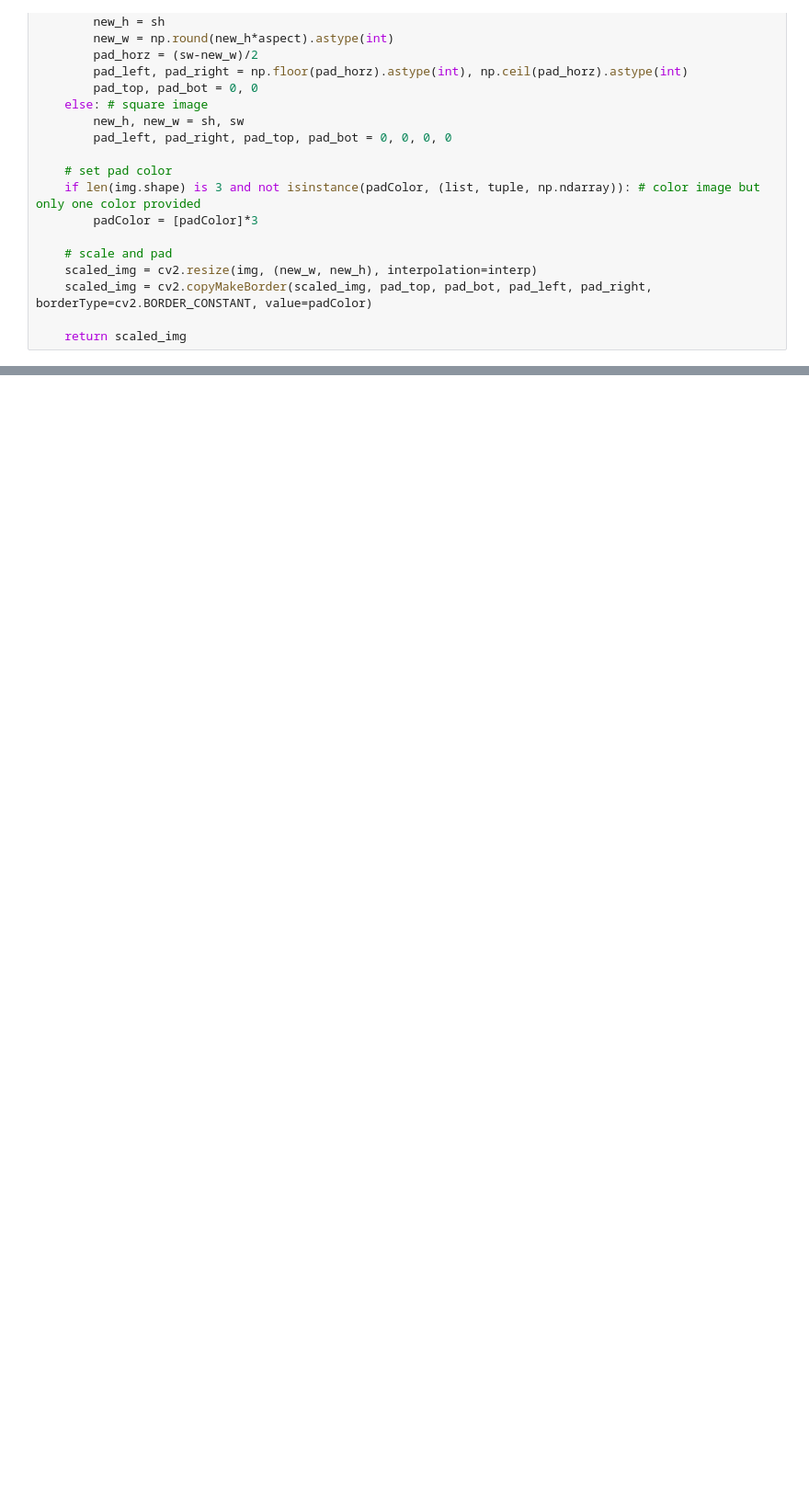
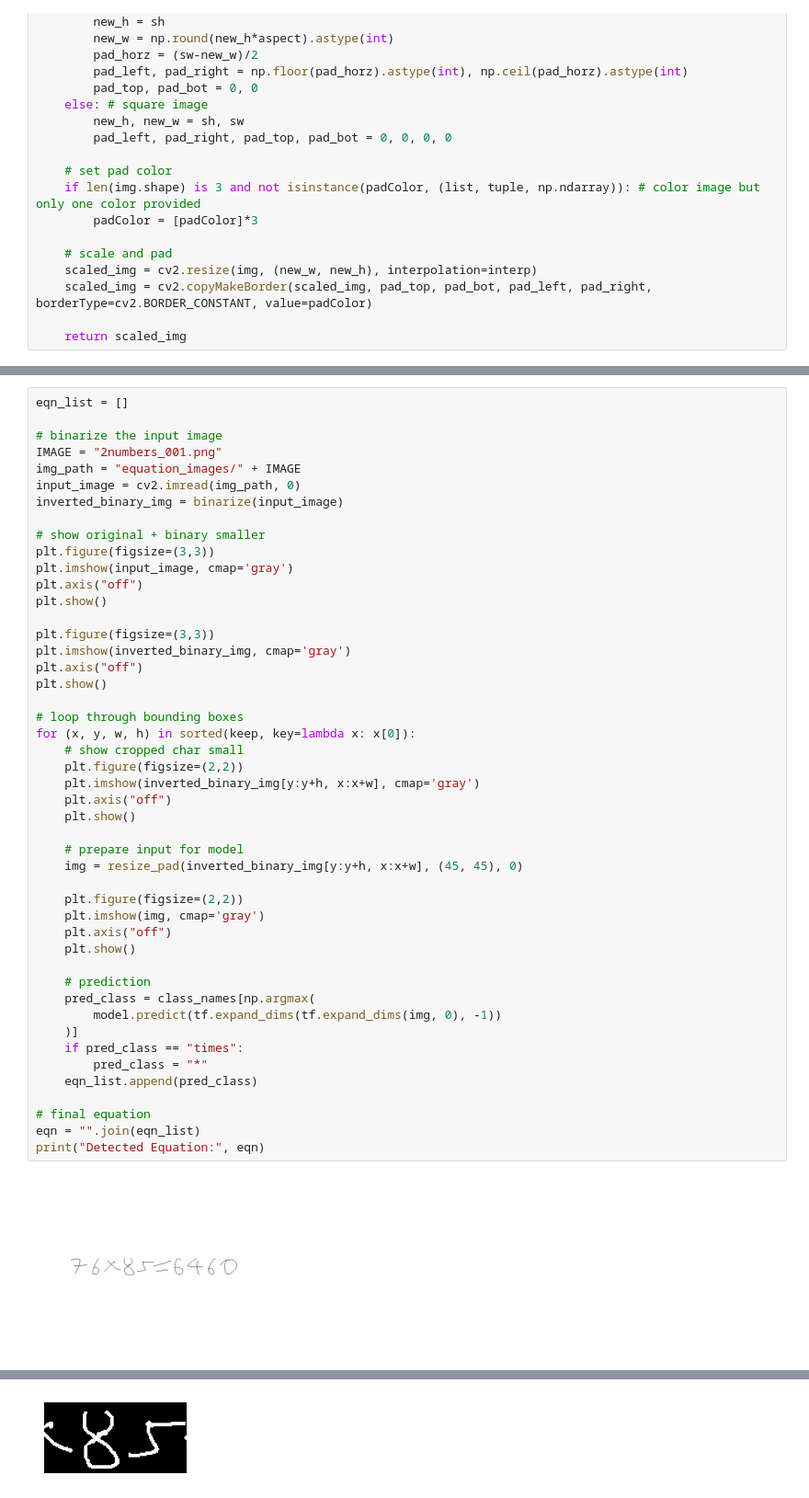
Before and after one commit to durvaakadam/Handwritten-Equation-Solver, a Jupyter notebook: train_classifier.ipynb, the cells around one changed output, grey strips where cells are left out. Shown: that part at 92% size. Drawn from its saved outputs; the diff is of its cells as text; blank space fills up the shorter version.

```diff
--- a/train_classifier.ipynb
+++ b/train_classifier.ipynb
@@ -318,0 +634,49 @@ print(eqn)
+# %%
+eqn_list = []
+
+# binarize the input image
+IMAGE = "2numbers_001.png"
+img_path = "equation_images/" + IMAGE
+input_image = cv2.imread(img_path, 0)
+inverted_binary_img = binarize(input_image)
+
+# show original + binary smaller
+plt.figure(figsize=(3,3))
+plt.imshow(input_image, cmap='gray')
+plt.axis("off")
+plt.show()
+
+plt.figure(figsize=(3,3))
+plt.imshow(inverted_binary_img, cmap='gray')
+plt.axis("off")
+plt.show()
+
+# loop through bounding boxes
+for (x, y, w, h) in sorted(keep, key=lambda x: x[0]):
+    # show cropped char small
+    plt.figure(figsize=(2,2))
+    plt.imshow(inverted_binary_img[y:y+h, x:x+w], cmap='gray')
+    plt.axis("off")
+    plt.show()
+
+    # prepare input for model
+    img = resize_pad(inverted_binary_img[y:y+h, x:x+w], (45, 45), 0)
+
+    plt.figure(figsize=(2,2))
+    plt.imshow(img, cmap='gray')
+    plt.axis("off")
+    plt.show()
+
+    # prediction
+    pred_class = class_names[np.argmax(
+        model.predict(tf.expand_dims(tf.expand_dims(img, 0), -1))
+    )]
+    if pred_class == "times":
+        pred_class = "*"
+    eqn_list.append(pred_class)
+
+# final equation
+eqn = "".join(eqn_list)
+print("Detected Equation:", eqn)
+# %% [output]
+[figure, added]
@@ -318,0 +690 @@ print(eqn)
+[figure, added]
```
Also changed, not shown: parts of 29 cells of this notebook.
